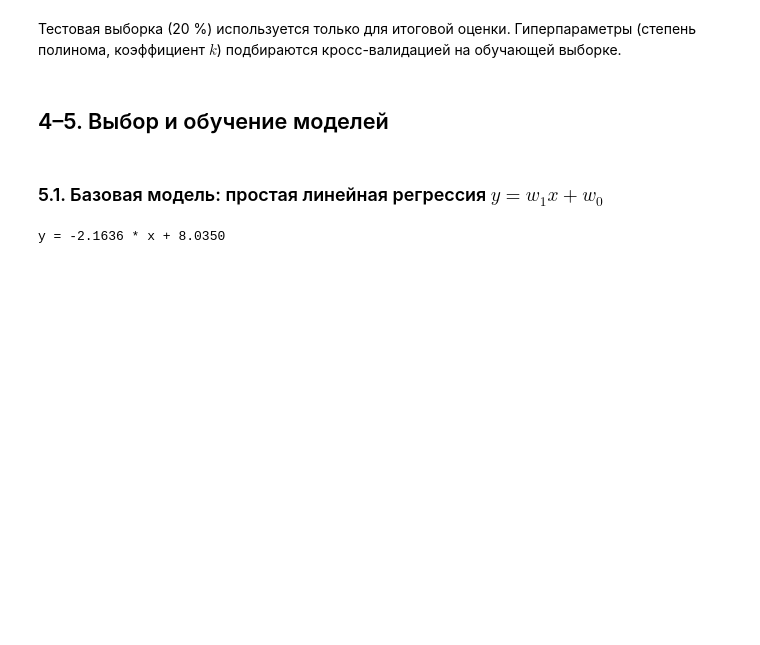
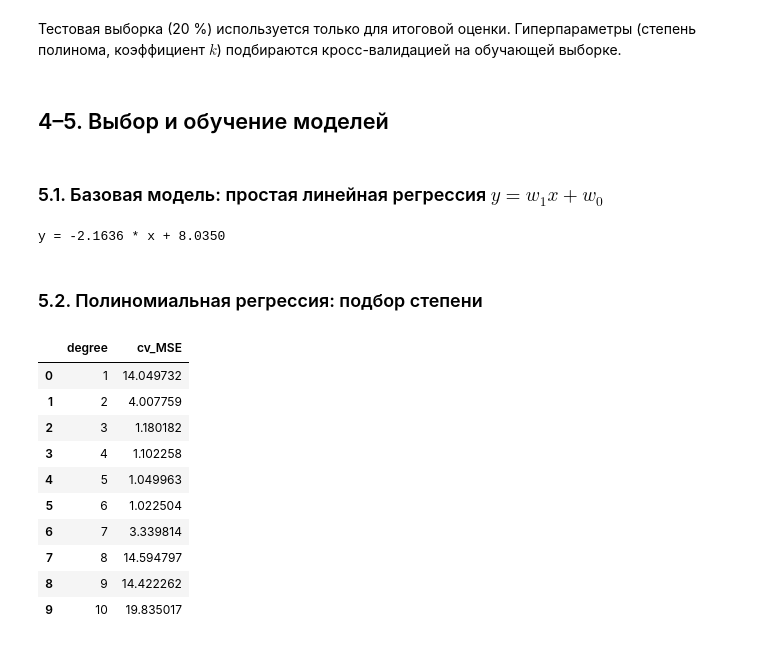
Before and after one commit to calculation-methods/ml, a Jupyter notebook: stud/vasyutinskiy/lab1.ipynb, the cells around one changed output. Saved outputs shown, nothing was run; the diff lists cells and outputs as text; code cells hidden in the pictures; blank space fills up the shorter version.

```diff
--- a/stud/vasyutinskiy/lab1.ipynb
+++ b/stud/vasyutinskiy/lab1.ipynb
@@ -120,3 +120,35 @@ linear = LinearRegression().fit(X_train, y_train)
 print(f'y = {linear.coef_[0]:.4f} * x + {linear.intercept_:.4f}')
 # %% [output]
 y = -2.1636 * x + 8.0350
+# %% [markdown]
+### 5.2. Полиномиальная регрессия: подбор степени
+# %%
+poly_pipeline = Pipeline([
+    ('poly', PolynomialFeatures(include_bias=False)),
+    ('linreg', LinearRegression()),
+])
+poly_search = GridSearchCV(
+    poly_pipeline,
+    {'poly__degree': range(1, 11)},
+    scoring='neg_mean_squared_error',
+    cv=cv,
+)
+poly_search.fit(X_train, y_train)
+
+poly_cv = pd.DataFrame({
+    'degree': poly_search.cv_results_['param_poly__degree'].astype(int),
+    'cv_MSE': -poly_search.cv_results_['mean_test_score'],
+})
+poly_cv
+# %% [output]
+|  | degree | cv_MSE |
+| 0 | 1 | 14.049732 |
+| 1 | 2 | 4.007759 |
+| 2 | 3 | 1.180182 |
+| 3 | 4 | 1.102258 |
+| 4 | 5 | 1.049963 |
+| 5 | 6 | 1.022504 |
+| 6 | 7 | 3.339814 |
+| 7 | 8 | 14.594797 |
+| 8 | 9 | 14.422262 |
+| 9 | 10 | 19.835017 |
```
Also changed, not shown: parts of 3 cells of this notebook.
